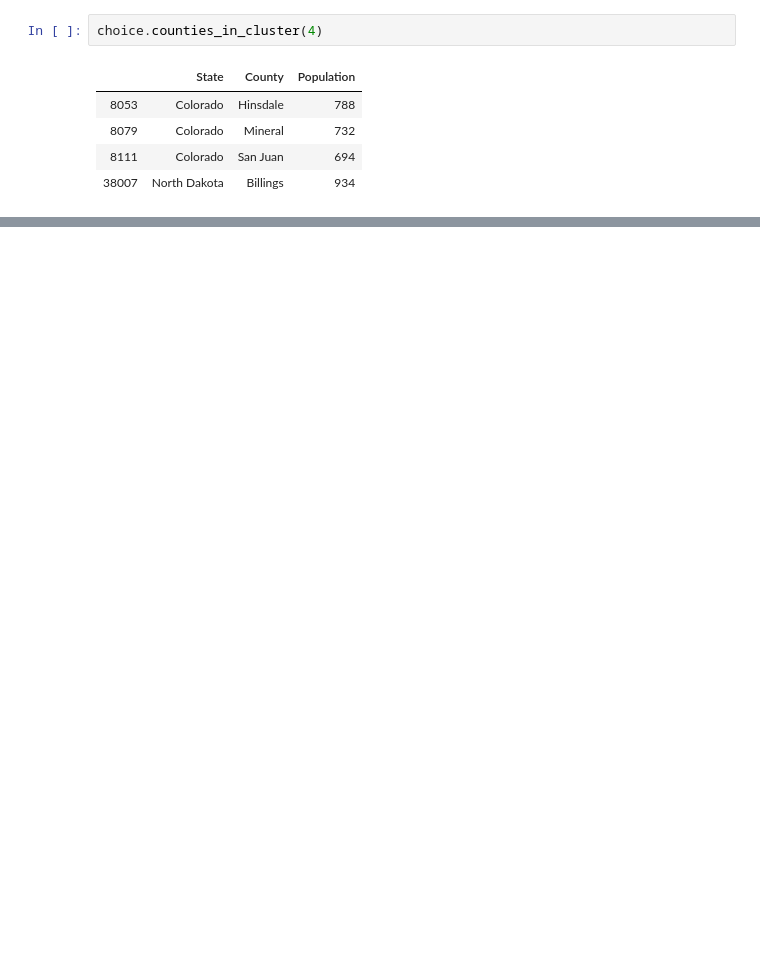
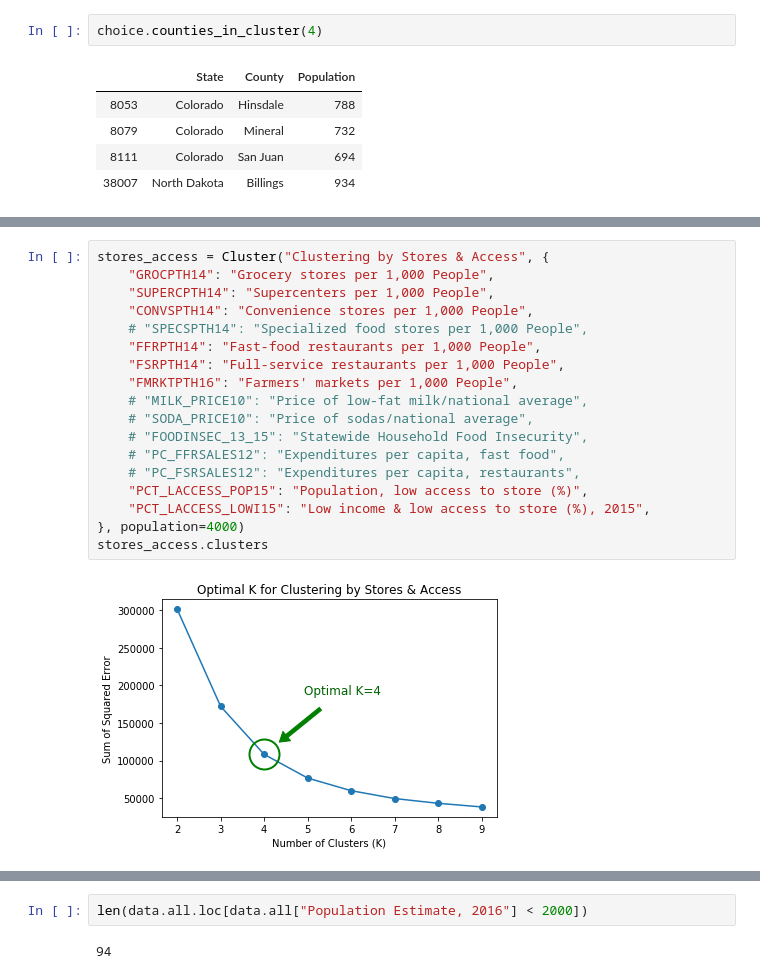
Before and after one commit to PreethiVijai/ML-project, a Jupyter notebook: clustering.ipynb, the cells around one changed output, grey strips where cells are left out. Drawn from its saved outputs; the diff is of its cells as text; blank space fills up the shorter version.

```diff
--- a/clustering.ipynb
+++ b/clustering.ipynb
@@ -143,0 +170,20 @@ choice.counties_in_cluster(4)
+# %%
+stores_access = Cluster("Clustering by Stores & Access", {
+    "GROCPTH14": "Grocery stores per 1,000 People",
+    "SUPERCPTH14": "Supercenters per 1,000 People",
+    "CONVSPTH14": "Convenience stores per 1,000 People",
+    # "SPECSPTH14": "Specialized food stores per 1,000 People",
+    "FFRPTH14": "Fast-food restaurants per 1,000 People",
+    "FSRPTH14": "Full-service restaurants per 1,000 People",
+    "FMRKTPTH16": "Farmers' markets per 1,000 People",
+    # "MILK_PRICE10": "Price of low-fat milk/national average",
+    # "SODA_PRICE10": "Price of sodas/national average",
+    # "FOODINSEC_13_15": "Statewide Household Food Insecurity",
+    # "PC_FFRSALES12": "Expenditures per capita, fast food",
+    # "PC_FSRSALES12": "Expenditures per capita, restaurants",
+    "PCT_LACCESS_POP15": "Population, low access to store (%)",
+    "PCT_LACCESS_LOWI15": "Low income & low access to store (%), 2015",
+}, population=4000)
+stores_access.clusters
+# %% [output]
+[figure, added]
@@ -143,0 +196,4 @@ choice.counties_in_cluster(4)
+# %%
+len(data.all.loc[data.all["Population Estimate, 2016"] < 2000])
+# %% [output]
+94
```
Also changed, not shown: parts of 5 cells of this notebook.
